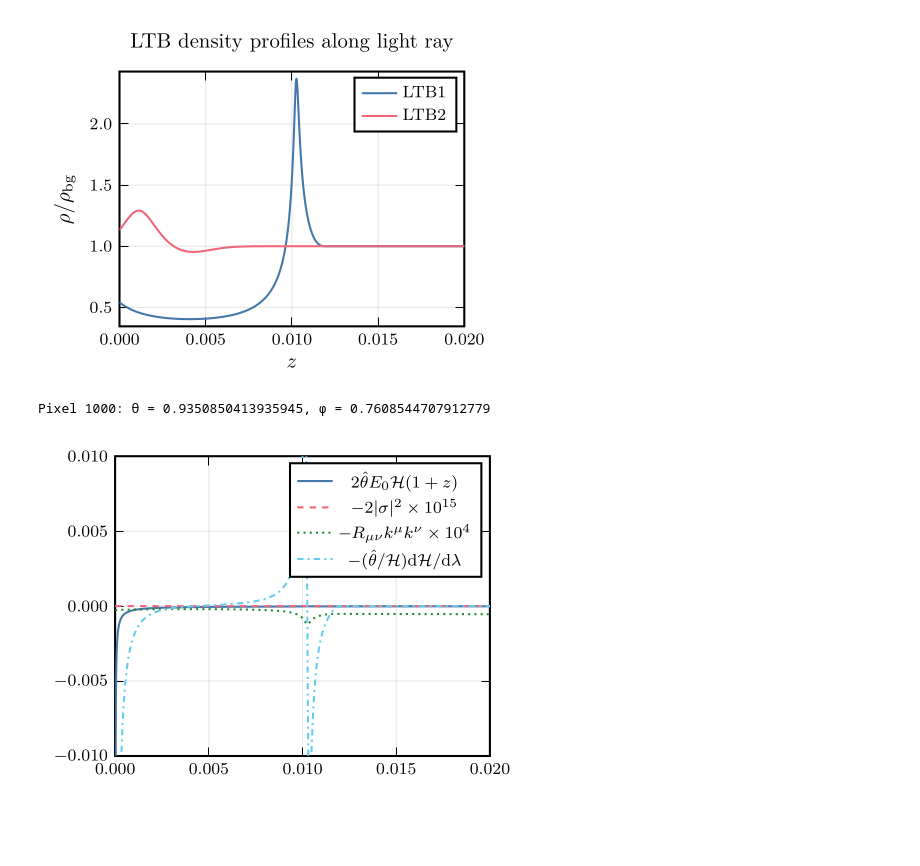
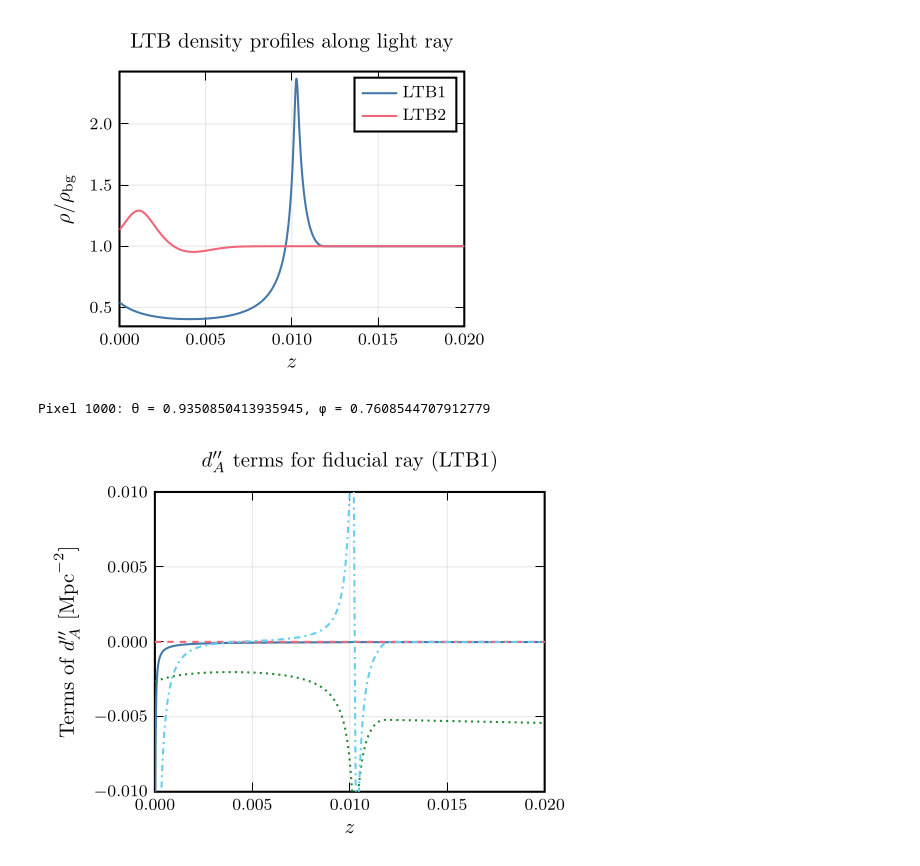
Before and after one commit to jbb42/cosmography, a Jupyter notebook: rho_n_flrw.ipynb, the cells around one changed output. Saved outputs shown, nothing was run; the diff lists cells and outputs as text; code cells hidden in the pictures; blank space fills up the shorter version.

Commit message:
Updated wiith combined plot

```diff
--- a/rho_n_flrw.ipynb
+++ b/rho_n_flrw.ipynb
@@ -1470,7 +1470,7 @@ Plots.default(
     guidefont  = font(10, "Computer Modern"), # Matches Makie labelsize
     tickfont   = font(8, "Computer Modern"), # Matches Makie ticklabelsize
     legendfont = font(8, "Computer Modern"),
-    size       = (320, 270),
+    size       = (330, 270),
     linewidth  = 1,
     legend     = :topleft
 )
@@ -1491,46 +1491,48 @@ line_colors = repeat(
     ],
     outer = 1
 )
 
 #dA_zz(λ) =(2*θ̂(λ)*Ec*H(λ)*(1+z(λ)) - 2*σ̂²(λ) - Rkk(λ) - (θ̂(λ)/H(λ))*H_λ(λ))
-p = plot(
+dazz1 = plot(
     z_eval,
     2 .* θ̂.(λ_) .* Ec .* H.(λ_) .* (1 .+ z_eval),
-    label=L"2\hat{\theta}E_0\mathcal{H}(1+z)", linestyle=:solid,
-    color=line_colors[1], legend=:topright
+    label=L"T_1", linestyle=:solid,
+    color=line_colors[1], legend=:none
 )
 
 plot!(
-    p,
+    dazz1,
     z_eval,
     -2 .* σ̂².(λ_)*1e15,
-    label=L"- 2\times10^{15}|\sigma|^2", linestyle=:dash,
+    label=L"10^{15}T_2", linestyle=:dash,
     color=line_colors[2]
 )
 
 plot!(
-    p,
+    dazz1,
     z_eval,
-    -Rkk.(λ_)*1e4,
-    label=L"-10^{4}R_{\mu\nu}k^\mu k^\nu", linestyle=:dot,
+    -Rkk.(λ_)*1e5,
+    label=L"10^{5}T_3", linestyle=:dot,
     color=line_colors[3]
 )
 
 plot!(
-    p,
+    dazz1,
     z_eval,
     -(θ̂.(λ_) ./ H.(λ_)) .* H_λ.(λ_),
-    label=L"-(\hat{\theta}/\mathcal{H})\mathrm{d}\mathcal{H}/\mathrm{d}\lambda", linestyle=:dashdot,
+    label=L"T_4", linestyle=:dashdot,
     color=line_colors[4]
 )
-
+xlabel!(L"z")
+ylabel!(L"\text{Terms of } d_A'' \text{ [Mpc}^{-2}\text{]}")
 ylims!(-0.01, 0.01)
 xlims!(0, 0.02)
+title!(L"d_A'' \text{ terms for fiducial ray (LTB1)}")
 # Display the plot
-display(p)
+#display(dazz1)
 # %% [output]
 Pixel 1000: θ = 0.9350850413935945, φ = 0.7608544707912779
-[figure, old version]
+[figure, new version]
 # %%
 #import Pkg; Pkg.add.(["DifferentialEquations", "Plots", "LaTeXStrings", "PGFPlotsX", "Interpolations", "QuadGK", "ForwardDiff", "NPZ", "Healpix"])
 using DifferentialEquations
```
Also changed, not shown: parts of 2 cells of this notebook.
